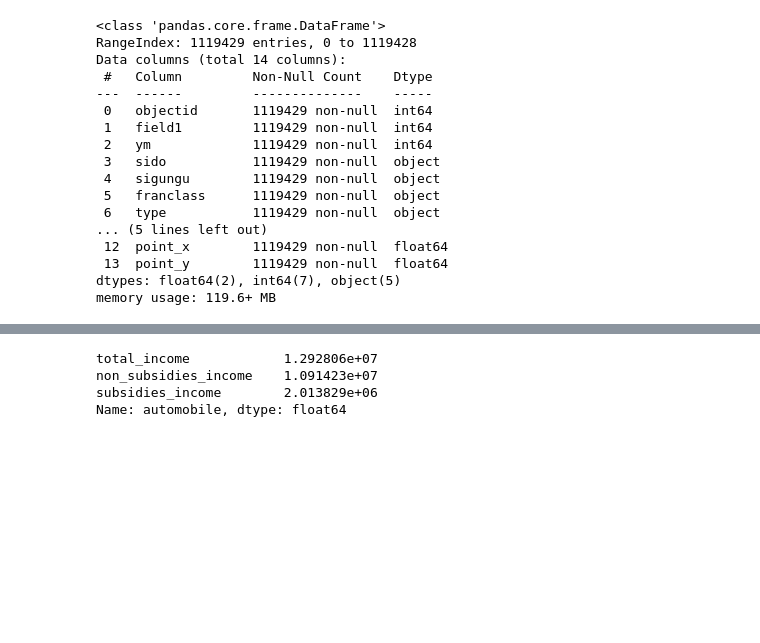
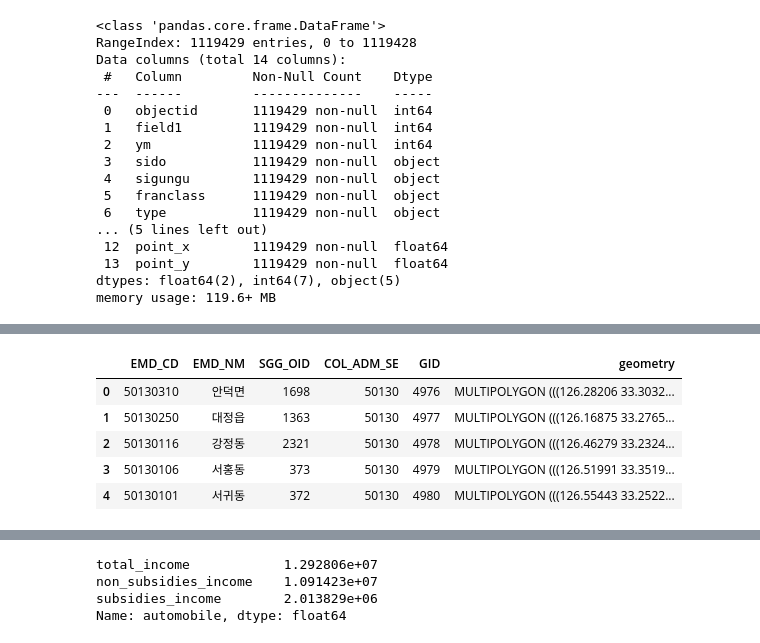
Before and after one commit to yeonghwanchoi/EDA, a Jupyter notebook: jeju_EDA/sale_trend_jeju.ipynb, the cells around one changed output, grey strips where cells are left out. Saved outputs shown, nothing was run; the diff lists cells and outputs as text; code cells hidden in the pictures; blank space fills up the shorter version.

```diff
--- a/jeju_EDA/sale_trend_jeju.ipynb
+++ b/jeju_EDA/sale_trend_jeju.ipynb
@@ -114,0 +134,9 @@ df.drop(['point_x','point_y',"field1",'ym'],inplace=True, axis=1)
+# %%
+boundary.head()
+# %% [output]
+|  | EMD_CD | EMD_NM | SGG_OID | COL_ADM_SE | GID | geometry |
+| 0 | 50130310 | 안덕면 | 1698 | 50130 | 4976 | MULTIPOLYGON (((126.28206 33.3032... |
+| 1 | 50130250 | 대정읍 | 1363 | 50130 | 4977 | MULTIPOLYGON (((126.16875 33.2765... |
+| 2 | 50130116 | 강정동 | 2321 | 50130 | 4978 | MULTIPOLYGON (((126.46279 33.2324... |
+| 3 | 50130106 | 서홍동 | 373 | 50130 | 4979 | MULTIPOLYGON (((126.51991 33.3519... |
+| 4 | 50130101 | 서귀동 | 372 | 50130 | 4980 | MULTIPOLYGON (((126.55443 33.2522... |
```
Also changed, not shown: parts of 18 cells of this notebook.
